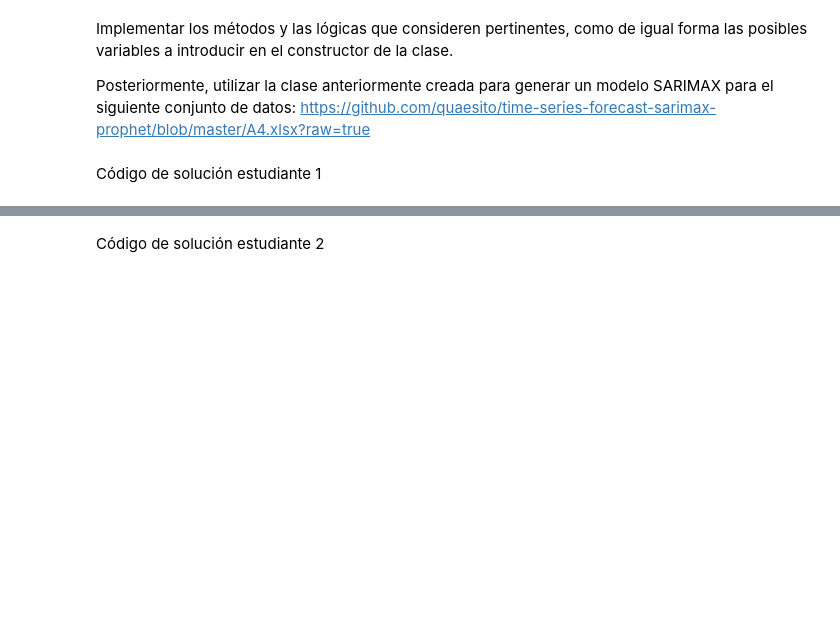
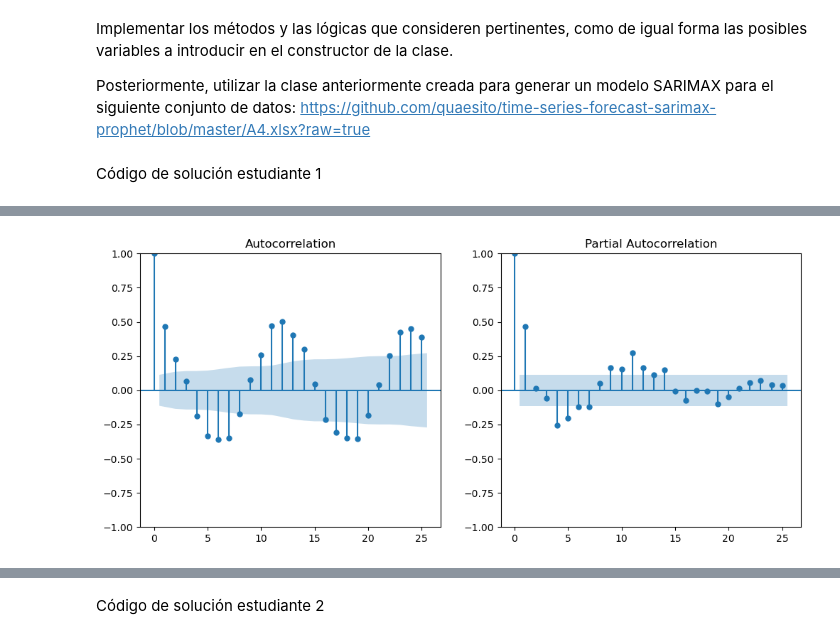
Before and after one commit to ChristaBarrios/Tarea_3_CIBarrios_JAContreras, a Jupyter notebook: Plantilla_Tareas.ipynb, the cells around one changed output, grey strips where cells are left out. Drawn from its saved outputs; the diff is of its cells as text; code cells hidden in the pictures; blank space fills up the shorter version.

```diff
--- a/Plantilla_Tareas.ipynb
+++ b/Plantilla_Tareas.ipynb
@@ -42,0 +149,3 @@ Código de solución estudiante 1
+# %%
+data = pd.read_excel('https://github.com/quaesito/time-series-forecast-sarimax-prophet/blob/master/A4.xlsx?raw=true')
+data.head(20)
@@ -42,0 +170,3 @@ Código de solución estudiante 1
+# %%
+data = data[['date','Energy (kWh)']]
+data = data.set_index('date').resample('M').mean()
@@ -42,0 +197,2 @@ Código de solución estudiante 1
+# %%
+lf = LinearForecast(data)
@@ -42,0 +221,4 @@ Código de solución estudiante 1
+# %%
+lf.plot_acf_pacf()
+# %% [output]
+[figure, added]
```
Also changed, not shown: parts of 29 cells of this notebook.
